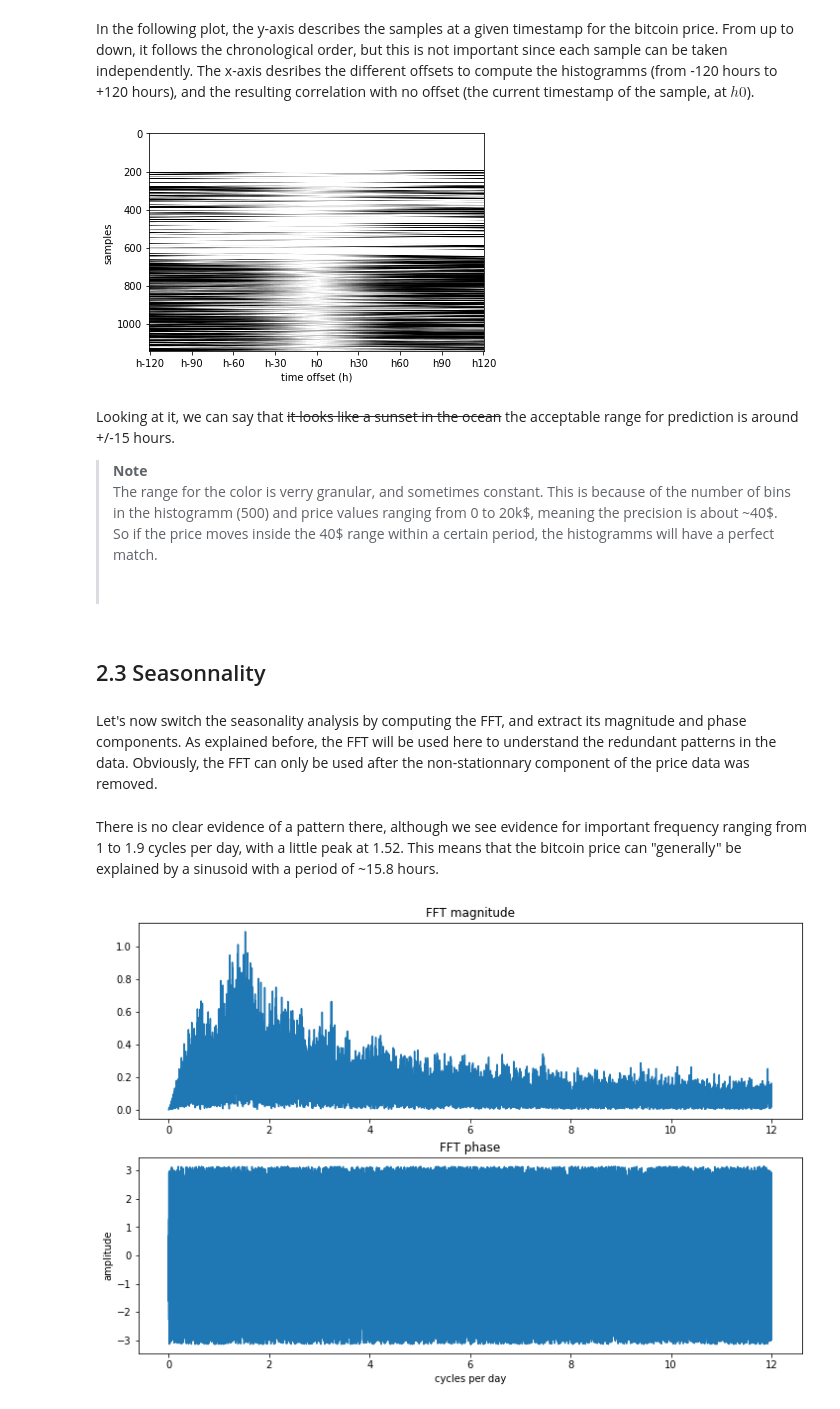
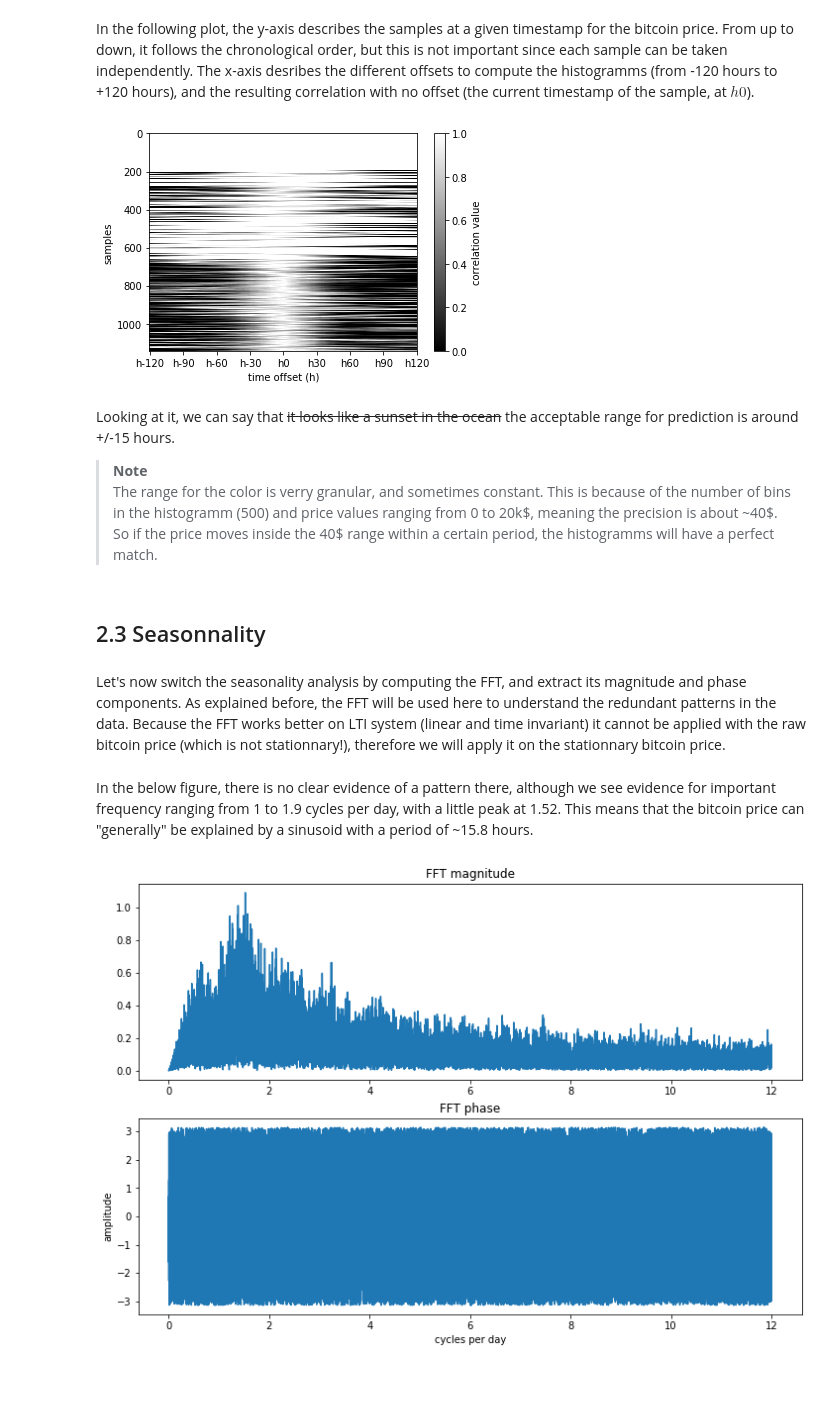
Before and after one commit to ltetrel/ltetrel.github.io, a Jupyter notebook: notebooks/ipynb/bitcoin_price.ipynb, the cells around one changed output. Saved outputs shown, nothing was run; the diff lists cells and outputs as text; code cells hidden in the pictures; blank space fills up the shorter version.

````diff
--- a/notebooks/ipynb/bitcoin_price.ipynb
+++ b/notebooks/ipynb/bitcoin_price.ipynb
@@ -77,6 +81,6 @@ def read_data(filepath):
 # %%
 # define paths
-filepath = "data/market/price_usd_close_BTC_1h"
+filepath = "/notebooks/data/market/price_usd_close_BTC_1h"
 figure_dir = ""
 
 # loading the hourly data, to avoid unimformative data, we skip the first year (8760 h)
@@ -238,17 +243,19 @@ The x-axis desribes the different offsets to compute the histogramms (from -120
 # %%
 ### plot
 plt.imshow(output, cmap="gray")
 plt.axis("tight")
 idx_sliding_range = np.arange(0, len(sliding_range), 30)
 plt.xticks([i for i in idx_sliding_range], ["h{}".format(sliding_range[i]) for i in idx_sliding_range])
 plt.xlabel("time offset (h)")
 plt.ylabel("samples")
+cbar = plt.colorbar()
+cbar.set_label('correlation value')
 if figure_dir:
     plt.imsave(os.path.join(figure_dir, "range_accuracy.png"), output, cmap="gray")
 plt.show()
 plt.close()
 # %% [output]
-[figure, old version]
+[figure, new version]
 # %% [markdown]
 Looking at it, we can say that ~~it looks like a sunset in the ocean~~ the acceptable range for prediction is around +/-15 hours.
 
@@ -256,13 +263,12 @@ Looking at it, we can say that ~~it looks like a sunset in the ocean~~ the accep
 >The range for the color is verry granular, and sometimes constant.
 >This is because of the number of bins in the histogramm (500) and price values ranging from 0 to 20k\$, meaning the precision is about ~40\$.
 >So if the price moves inside the 40\$ range within a certain period, the histogramms will have a perfect match.
->```
 # %% [markdown]
 ## 2.3 Seasonnality
 # %% [markdown]
 Let's now switch the seasonality analysis by computing the FFT, and extract its magnitude and phase components.
 As explained before, the FFT will be used here to understand the redundant patterns in the data.
-Obviously, the FFT can only be used after the non-stationnary component of the price data was removed.
+Because the FFT works better on LTI system (linear and time invariant) it cannot be applied with the raw bitcoin price (which is not stationnary!), therefore we will apply it on the stationnary bitcoin price.
 # %%
 # fft
 price_fouried = tf.signal.fft(price_centered)
@@ -270,7 +276,7 @@ T = 1/24 # sampling interval in days
 N = price_fouried.shape[0]
 frequencies = np.linspace(0, 1 / T, N)
 # %% [markdown]
-There is no clear evidence of a pattern there, although we see evidence for important frequency ranging from 1 to 1.9 cycles per day, with a little peak at 1.52.
+In the below figure, there is no clear evidence of a pattern there, although we see evidence for important frequency ranging from 1 to 1.9 cycles per day, with a little peak at 1.52.
 This means that the bitcoin price can "generally" be explained by a sinusoid with a period of ~15.8 hours.
 # %%
 ### plot
````
Also changed, not shown: parts of 12 cells of this notebook, 4 other files.
